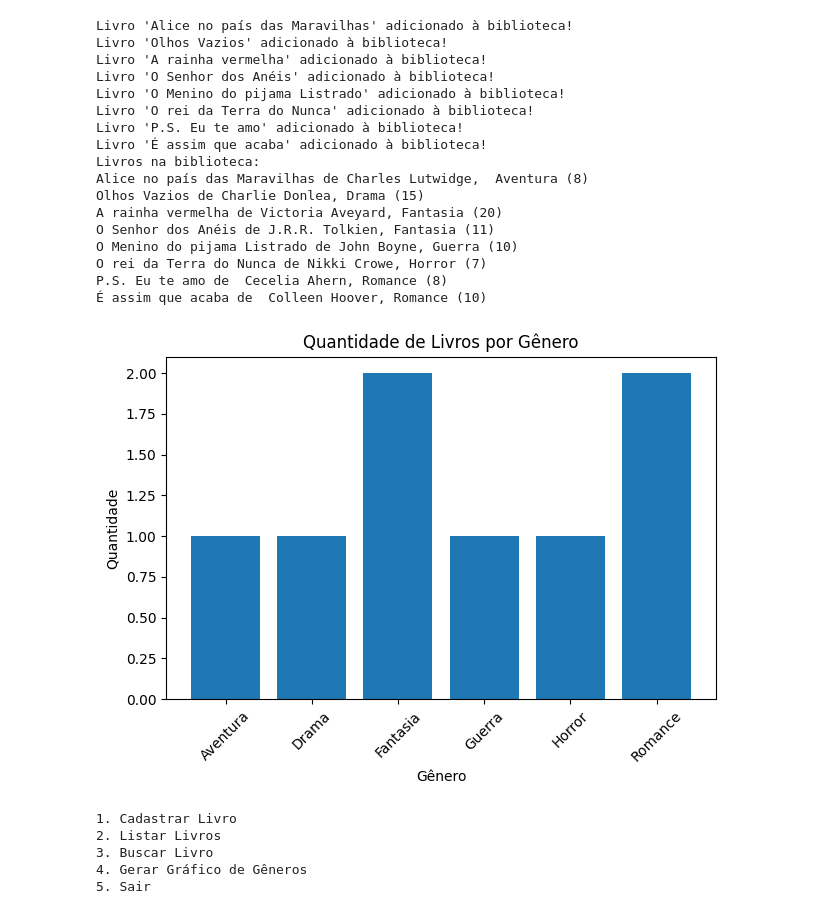
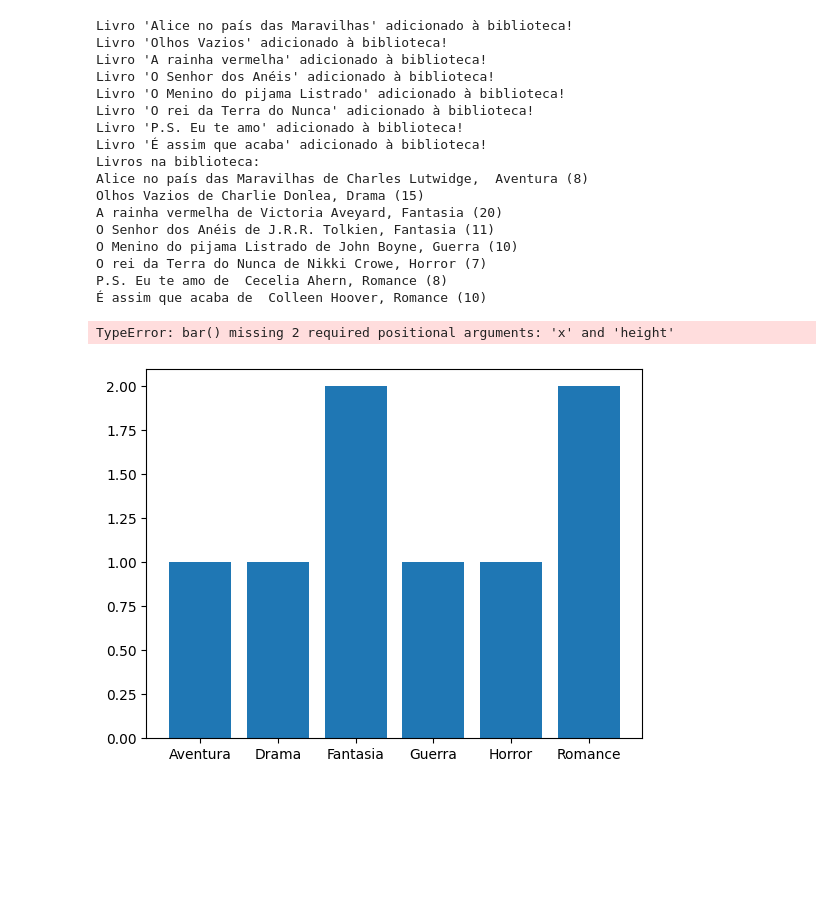
Before and after one commit to Livia711/livia, a Jupyter notebook: Untitled14.ipynb, the cells around one changed output. Saved outputs shown, nothing was run; the diff lists cells and outputs as text; code cells hidden in the pictures; blank space fills up the shorter version.

```diff
--- a/Untitled14.ipynb
+++ b/Untitled14.ipynb
@@ -61,6 +61,7 @@ def gerar_grafico_genero():
     contagem = Counter(generos)
 
     plt.bar(gênero, contagem.values())
+    plt.bar(cor = 'red')
     plt.title('Quantidade de Livros por Gênero')
     plt.xlabel('Gênero')
     plt.ylabel('Quantidade')
@@ -117,36 +118,32 @@ def main():
 
            print("Saindo do sistema...")
 
            break
 
        else:
 
            print("Opção inválida. Tente novamente.")
 
 if __name__ == "__main__":
 
    main()
 # %% [output]
 Livro 'Alice no país das Maravilhas' adicionado à biblioteca!
 Livro 'Olhos Vazios' adicionado à biblioteca!
 Livro 'A rainha vermelha' adicionado à biblioteca!
 Livro 'O Senhor dos Anéis' adicionado à biblioteca!
 Livro 'O Menino do pijama Listrado' adicionado à biblioteca!
 Livro 'O rei da Terra do Nunca' adicionado à biblioteca!
 Livro 'P.S. Eu te amo' adicionado à biblioteca!
 Livro 'É assim que acaba' adicionado à biblioteca!
 Livros na biblioteca:
 Alice no país das Maravilhas de Charles Lutwidge,  Aventura (8)
 Olhos Vazios de Charlie Donlea, Drama (15)
 A rainha vermelha de Victoria Aveyard, Fantasia (20)
 O Senhor dos Anéis de J.R.R. Tolkien, Fantasia (11)
 O Menino do pijama Listrado de John Boyne, Guerra (10)
 O rei da Terra do Nunca de Nikki Crowe, Horror (7)
 P.S. Eu te amo de  Cecelia Ahern, Romance (8)
 É assim que acaba de  Colleen Hoover, Romance (10)
+TypeError: bar() missing 2 required positional arguments: 'x' and 'height'
-[figure, old version]
+[figure, new version]
-1. Cadastrar Livro
-2. Listar Livros
-3. Buscar Livro
-4. Gerar Gráfico de Gêneros
-5. Sair
```
Also changed, not shown: parts of 1 cell of this notebook.
